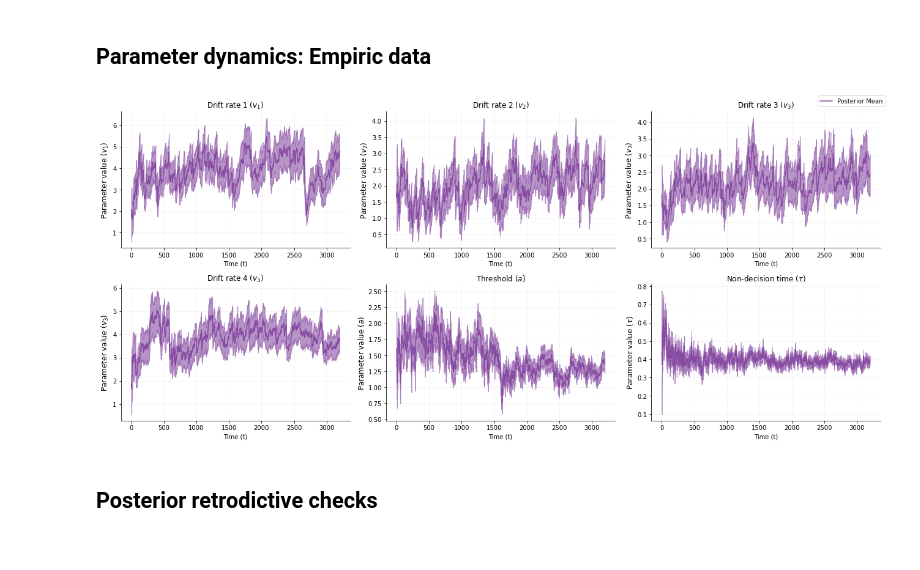
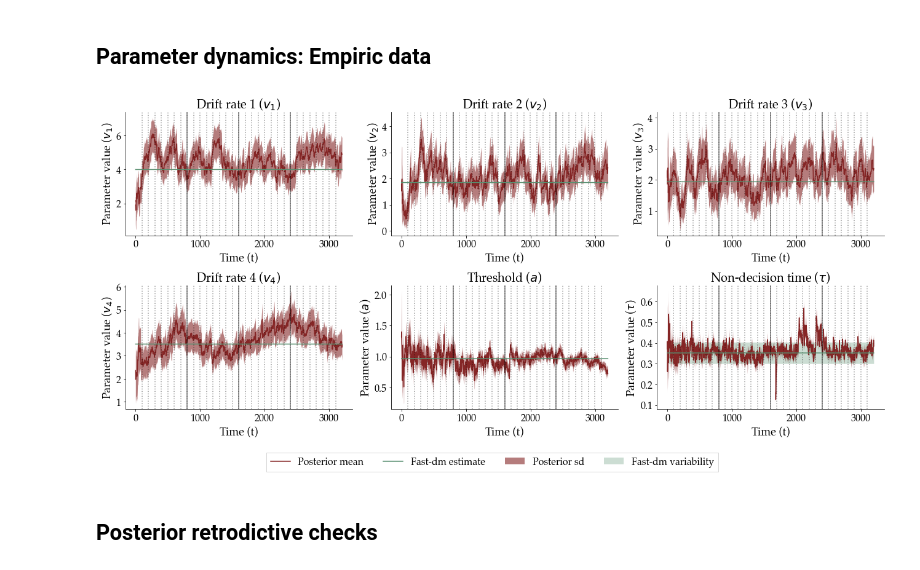
Before and after one commit to LuSchumacher/dynamic_models, a Jupyter notebook: src/model_comp/trial-by-trial-var_model_comp.ipynb, the cells around one changed output. Saved outputs shown, nothing was run; the diff lists cells and outputs as text; code cells hidden in the pictures.

```diff
--- a/src/model_comp/trial-by-trial-var_model_comp.ipynb
+++ b/src/model_comp/trial-by-trial-var_model_comp.ipynb
@@ -168,7 +194,7 @@ SystemError: CPUDispatcher(<function dynamic_batch_simulator at 0x...>) returned
 ## Static
 # %%
 # initialize net
-network = HeteroscedasticNetwork(6, 6)
+network = StaticHeteroscedasticNetwork(6)
 # %%
 for i in range(len(epochs)):
     # set learning rate
@@ -194,7 +220,7 @@ network.load_weights('checkpoints/varying_hyperparams_3200')
 data = pd.read_csv('../../data/data_lexical_decision.csv', sep=',', header=0)
 # %%
 # subset data
-which = 1
+which = 5
 person_data = data[data.id == which]
 person_data.shape
 # %% [output]
@@ -224,2 +252,7 @@ post_d, post_s = network(x_nn)
 # %% [markdown]
 # Evaluation
+# %%
+# set font type
+import matplotlib
+matplotlib.rcParams['font.serif'] = "Palatino"
+matplotlib.rcParams['font.family'] = "serif"
@@ -267,9 +353,23 @@ par_names = [r'$v_1$', r'$v_2$', r'$v_3$', r'$v_3$', r'$a$', r'$\tau$']
 # %% [markdown]
 ## Parameter dynamics: Empiric data
-# %%
-plot_dynamic_posteriors(post_d, par_labels,  par_names)
-# %% [output]
-[figure, removed]
+# %%
+# read fast-dm parameter estimates
+fast_dm_params = pd.read_csv('parameters_full_ddm_error_coding_cs.lst', encoding='iso-8859-1', header=0, delim_whitespace=True)
+fast_dm_params['dataset'] = fast_dm_params['dataset'].str.extract('(\d+)').astype(int)
+fast_dm_params = fast_dm_params[['dataset', 'v_1', 'v_2', 'v_3', 'v_4', 'a', 't0', 'sv', 'st0']]
+fast_dm_params = fast_dm_params.sort_values('dataset')
+fast_dm_params = fast_dm_params.reset_index(drop=True)
+
+# subset fast_dm_params
+params_fast_dm = fast_dm_params[fast_dm_params.dataset == which].values[0, 1:]
+context = np.array(person_data['stim_type'] - 1)
+pred_rt_fast_dm = fast_dm_simulate(params_fast_dm, context)
+# %%
+par_labels = ['Drift rate 1', 'Drift rate 2', 'Drift rate 3', 'Drift rate 4', 'Threshold', 'Non-decision time']
+par_names = [r'$v_1$', r'$v_2$', r'$v_3$', r'$v_4$', r'$a$', r'$\tau$']
+plot_dynamic_posteriors(post_d, params_fast_dm, par_labels, par_names)
+# %% [output]
+[figure, added]
 # %% [markdown]
 ## Posterior retrodictive checks
 # %%
```
Also changed, not shown: parts of 30 cells of this notebook, 35 other files.
